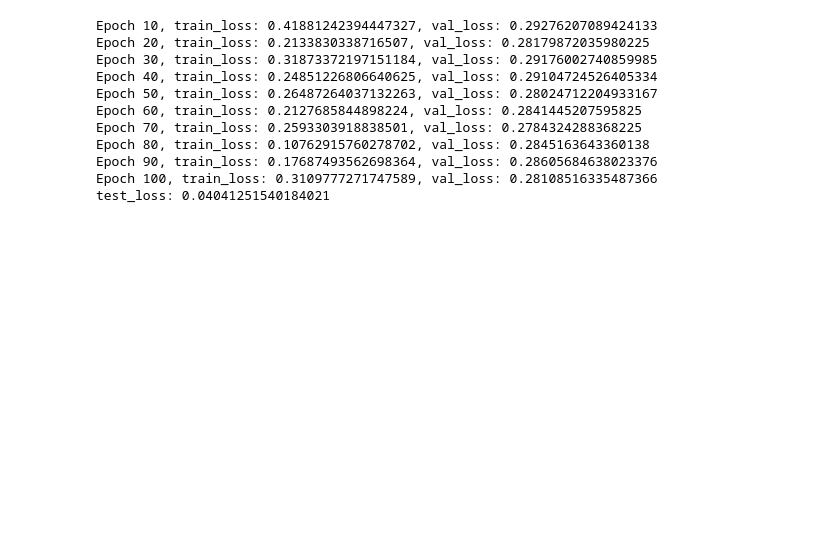
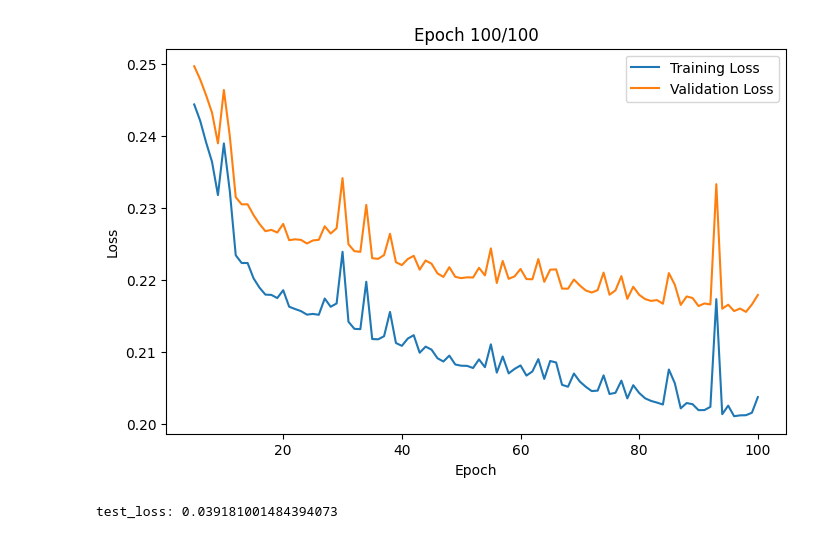
Before and after one commit to tianyima2000/DNN_missing_data, a Jupyter notebook: regression-model-1/regression1.ipynb, the cells around one changed output. Saved outputs shown, nothing was run; the diff lists cells and outputs as text; code cells hidden in the pictures; blank space fills up the shorter version.

```diff
--- a/regression-model-1/regression1.ipynb
+++ b/regression-model-1/regression1.ipynb
@@ -168,59 +235,69 @@ class NN(nn.Module):
             nn.ReLU(),
             nn.Linear(50, 50),
             nn.ReLU(),
-            nn.Linear(50, 30),
+            nn.Linear(50, 50),
             nn.ReLU(),
-            nn.Linear(30, 30),
+            nn.Linear(50, 50),
             nn.ReLU(),
-            nn.Linear(30, 30),
+            nn.Linear(50, 50),
             nn.ReLU(),
-            nn.Linear(30, 1)
+            nn.Linear(50, 1)
         )
 
     def forward(self, x):
         final_output = self.nn(x)
         return final_output
 
 model_NN = NN()
 ZI_train_data = TensorDataset(Z_ZI_train, Y_train)
-ZI_train_loader = DataLoader(dataset = ZI_train_data, batch_size=20, shuffle=True)
+ZI_train_loader = DataLoader(dataset = ZI_train_data, batch_size=50, shuffle=True)
 
-optimizer = optim.SGD(model_NN.parameters(), lr=lr)
+optimizer = optim.Adam(model_NN.parameters(), lr=lr)
 loss_fn = nn.MSELoss()
+scheduler = optim.lr_scheduler.StepLR(optimizer, step_size=10, gamma=0.9)
+
+train_losses = []
+val_losses = []
 
 for epoch in range(epochs):
+    if epoch == 50:
+        global_prune_NN(model_NN, amount=0.6)
 
+    model_NN.train()
     for z_batch, y_batch in ZI_train_loader:
         optimizer.zero_grad()
         pred = model_NN(z_batch)
         loss = loss_fn(pred, y_batch)
 
         # L1 penalty
         l1_penalty = 0
         for param in model_NN.parameters():
             l1_penalty += torch.sum(torch.abs(param))
         # Add L1 penalty to the loss
         loss += l1_lambda * l1_penalty
 
         loss.backward()
         optimizer.step()
 
     model_NN.eval()
-    val_loss = loss_fn(model_NN(Z_ZI_val), Y_val)
+    if epoch >= 4:
+        with torch.no_grad():
+            train_losses.append(loss_fn(model_NN(Z_ZI_train), Y_train))
+            val_losses.append(loss_fn(model_NN(Z_ZI_val), Y_val))
 
-    if (epoch+1) % 10 == 0:
-        print(f'Epoch {epoch+1}, train_loss: {loss.item()}, val_loss: {val_loss}')
+        # Live plotting
+        clear_output(wait=True)  # Clear previous output (Jupyter only)
+        plt.figure(figsize=(8, 5))
+        plt.plot(range(5, epoch+2), train_losses, label='Training Loss')
+        plt.plot(range(5, epoch+2), val_losses, label='Validation Loss')
+        plt.title(f'Epoch {epoch+1}/{epochs}')
+        plt.xlabel('Epoch')
+        plt.ylabel('Loss')
+        plt.legend()
+        plt.show()
 
-print(f'test_loss: {loss_fn(model_NN(Z_ZI_test), Y_test) - 0.2290}')
+# print test loss
+print(f'test_loss: {loss_fn(model_NN(Z_ZI_test), Y_test) - 0.1665 - sigma**2}')
 # %% [output]
+[figure, added]
-Epoch 10, train_loss: 0.41881242394447327, val_loss: 0.29276207089424133
-Epoch 20, train_loss: 0.2133830338716507, val_loss: 0.28179872035980225
-Epoch 30, train_loss: 0.31873372197151184, val_loss: 0.29176002740859985
-Epoch 40, train_loss: 0.24851226806640625, val_loss: 0.29104724526405334
-Epoch 50, train_loss: 0.26487264037132263, val_loss: 0.28024712204933167
-Epoch 60, train_loss: 0.2127685844898224, val_loss: 0.2841445207595825
-Epoch 70, train_loss: 0.2593303918838501, val_loss: 0.2784324288368225
-Epoch 80, train_loss: 0.10762915760278702, val_loss: 0.2845163643360138
-Epoch 90, train_loss: 0.17687493562698364, val_loss: 0.28605684638023376
-Epoch 100, train_loss: 0.3109777271747589, val_loss: 0.28108516335487366
-test_loss: 0.04041251540184021
+test_loss: 0.039181001484394073
```
Also changed, not shown: parts of 6 cells of this notebook.
